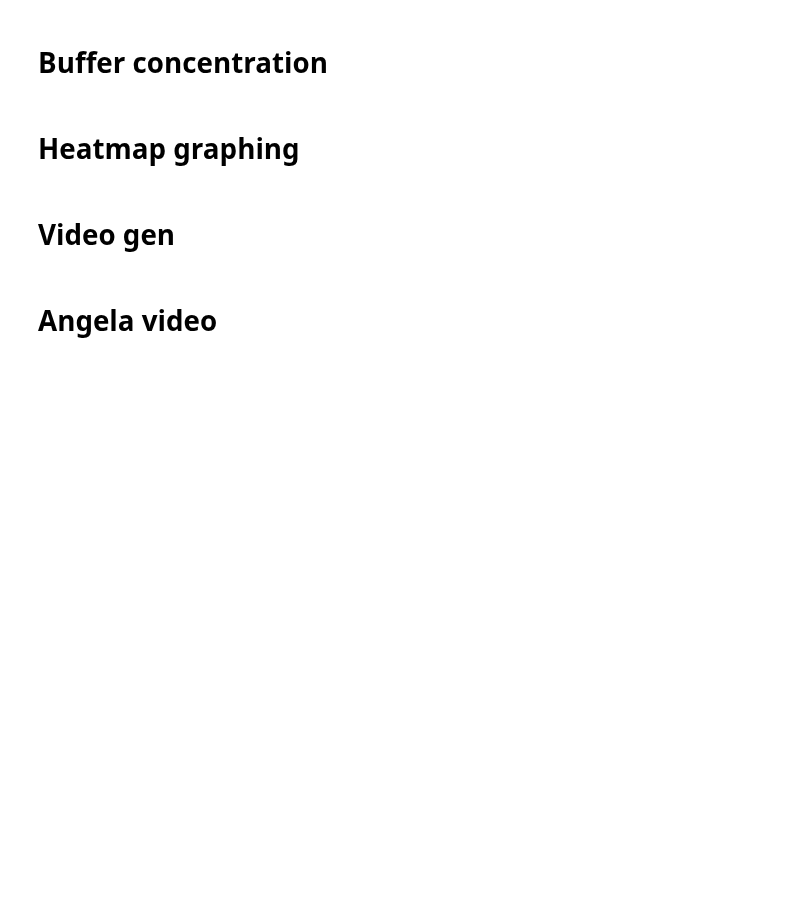
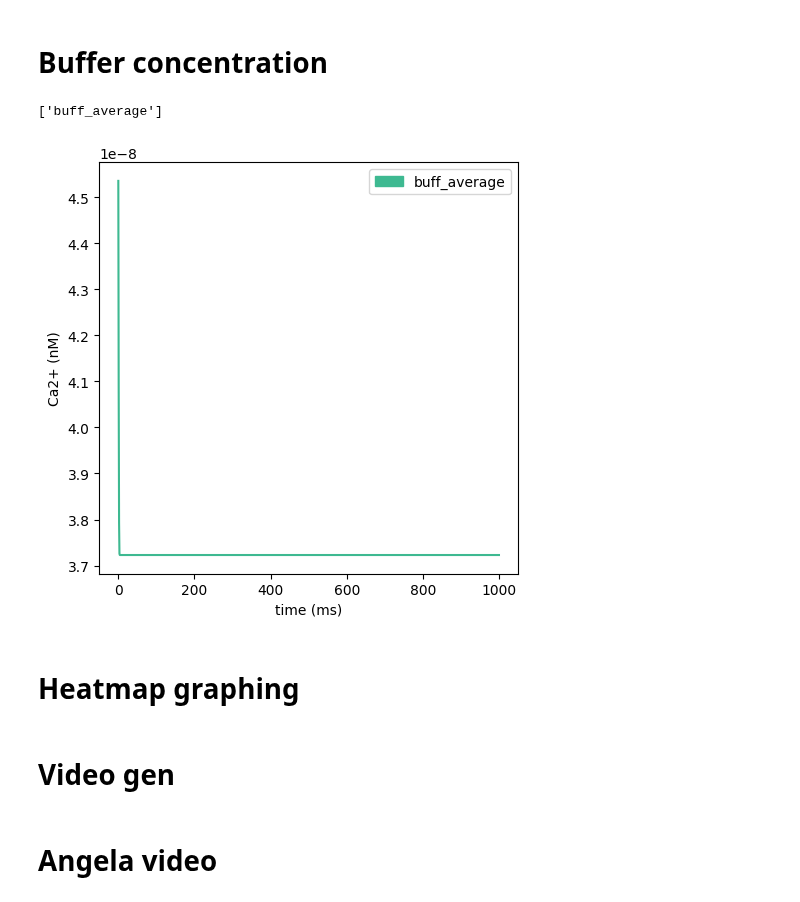
Before and after one commit to apapangelapeng/Neuron-Model, a Jupyter notebook: python_code/2d_Piezo_Channel.ipynb, the cells around one changed output. Drawn from its saved outputs; the diff is of its cells as text; code cells hidden in the pictures; blank space fills up the shorter version.

```diff
--- a/python_code/2d_Piezo_Channel.ipynb
+++ b/python_code/2d_Piezo_Channel.ipynb
@@ -45,7 +45,10 @@ graph_df(calcium_dynamics,0,1)
 # %% [markdown]
 # Buffer concentration
 # %%
-#graph_df(calcium_dynamics,1,2)
+graph_df(calcium_dynamics,1,2)
+# %% [output]
+['buff_average']
+[figure, added]
 # %% [markdown]
 # Heatmap graphing
 # %%
```
Also changed, not shown: parts of 1 cell of this notebook, 2 other files.
